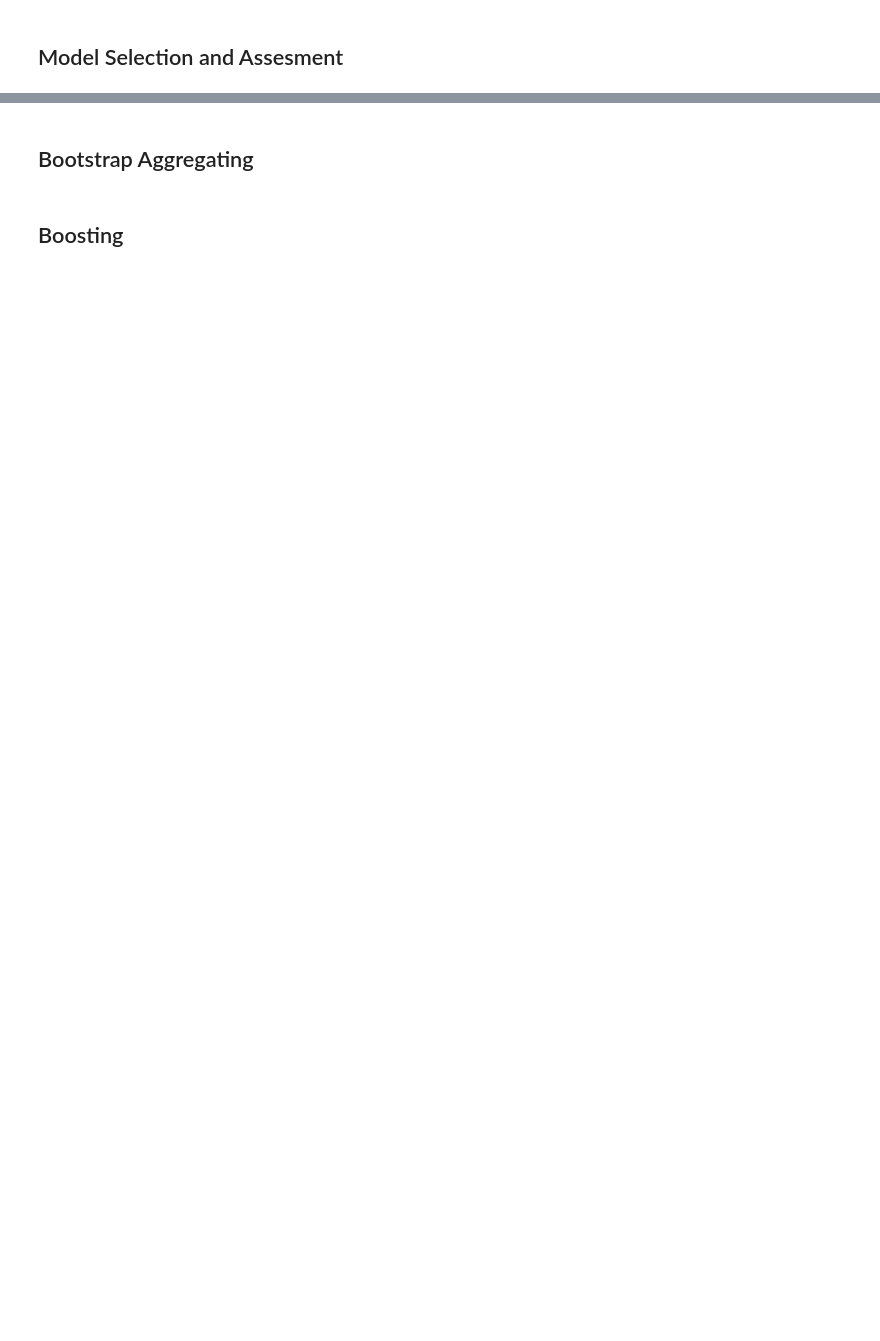
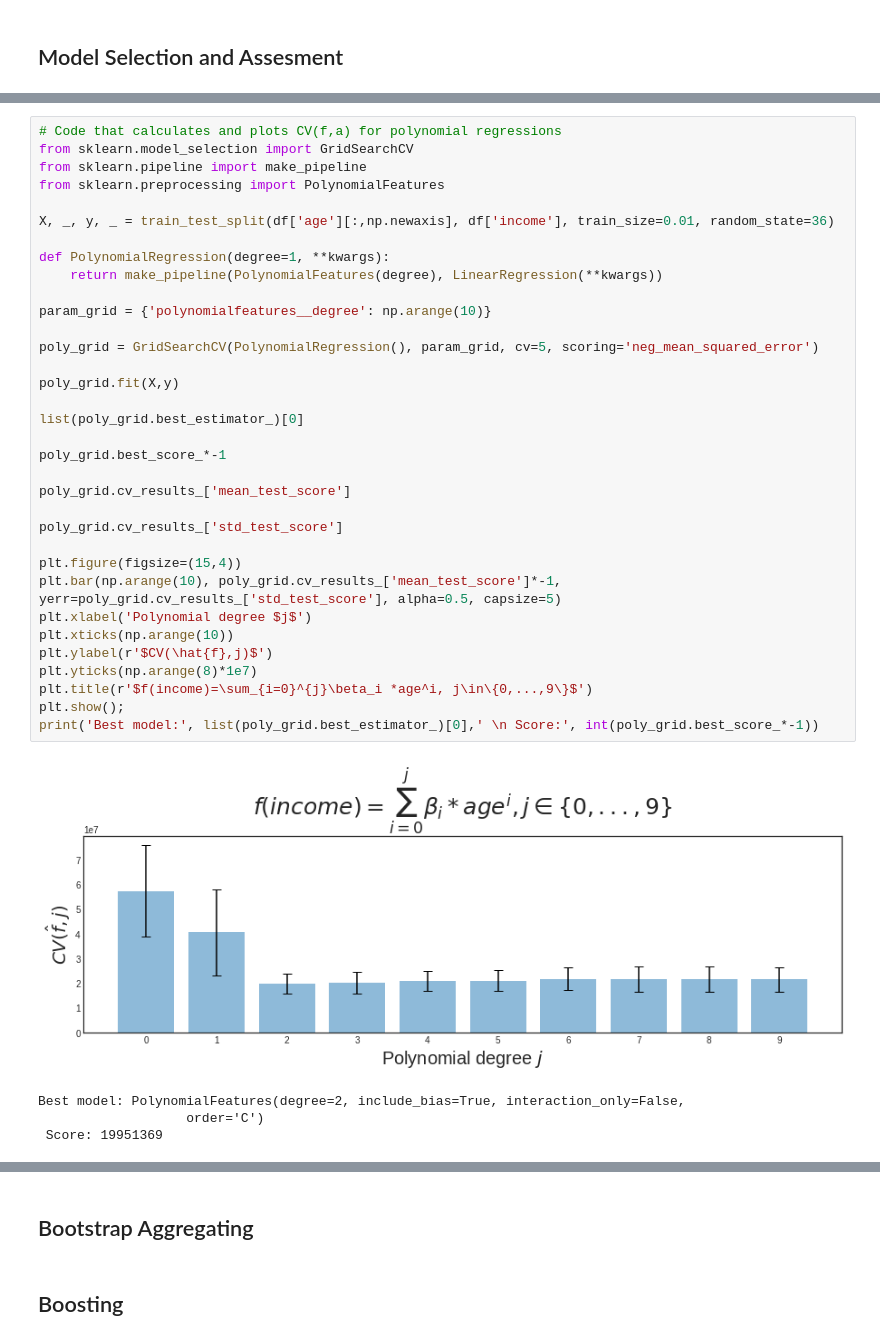
Before and after one commit to armoutihansen/EEMP2019, a Jupyter notebook: content/part-5/sl2.ipynb, the cells around one changed output, grey strips where cells are left out. Saved outputs shown, nothing was run; the diff lists cells and outputs as text; blank space fills up the shorter version.

```diff
--- a/content/part-5/sl2.ipynb
+++ b/content/part-5/sl2.ipynb
@@ -593,0 +793,39 @@ y_score = clf.score(test_X, test_y)
+# %%
+# Code that calculates and plots CV(f,a) for polynomial regressions
+from sklearn.model_selection import GridSearchCV
+from sklearn.pipeline import make_pipeline
+from sklearn.preprocessing import PolynomialFeatures
+
+X, _, y, _ = train_test_split(df['age'][:,np.newaxis], df['income'], train_size=0.01, random_state=36)
+
+def PolynomialRegression(degree=1, **kwargs):
+    return make_pipeline(PolynomialFeatures(degree), LinearRegression(**kwargs))
+
+param_grid = {'polynomialfeatures__degree': np.arange(10)}
+
+poly_grid = GridSearchCV(PolynomialRegression(), param_grid, cv=5, scoring='neg_mean_squared_error')
+
+poly_grid.fit(X,y)
+
+list(poly_grid.best_estimator_)[0]
+
+poly_grid.best_score_*-1
+
+poly_grid.cv_results_['mean_test_score']
+
+poly_grid.cv_results_['std_test_score']
+
+plt.figure(figsize=(15,4))
+plt.bar(np.arange(10), poly_grid.cv_results_['mean_test_score']*-1, yerr=poly_grid.cv_results_['std_test_score'], alpha=0.5, capsize=5)
+plt.xlabel('Polynomial degree $j$')
+plt.xticks(np.arange(10))
+plt.ylabel(r'$CV(\hat{f},j)$')
+plt.yticks(np.arange(8)*1e7)
+plt.title(r'$f(income)=\sum_{i=0}^{j}\beta_i *age^i, j\in\{0,...,9\}$')
+plt.show();
+print('Best model:', list(poly_grid.best_estimator_)[0],' \n Score:', int(poly_grid.best_score_*-1))
+# %% [output]
+[figure, added]
+Best model: PolynomialFeatures(degree=2, include_bias=True, interaction_only=False,
+                   order='C')
+ Score: 19951369
```
Also changed, not shown: parts of 50 cells of this notebook.
